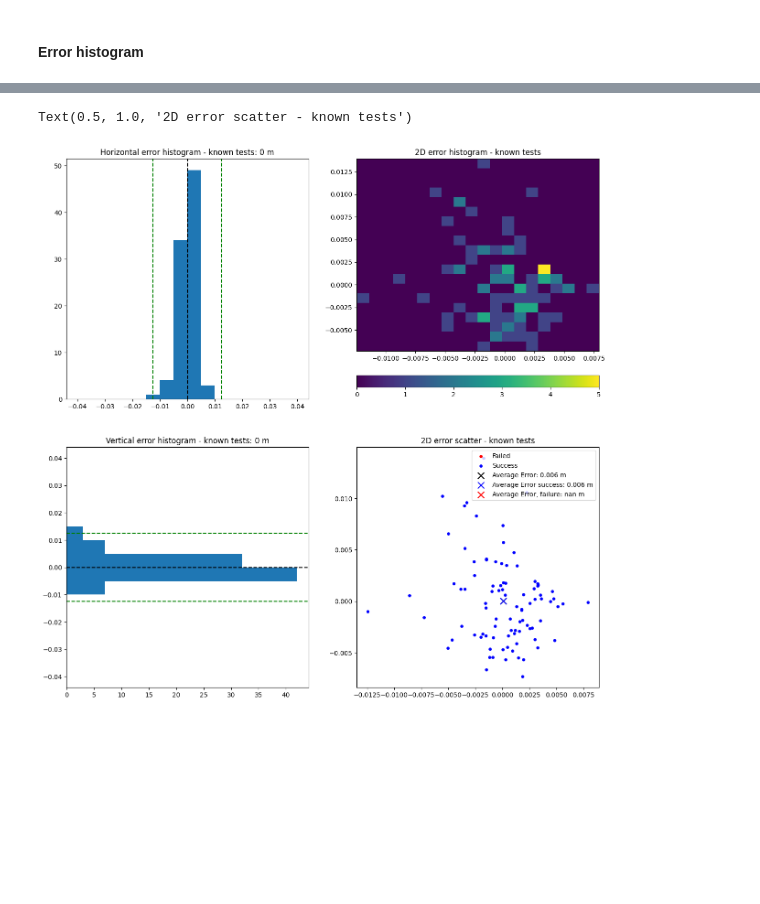
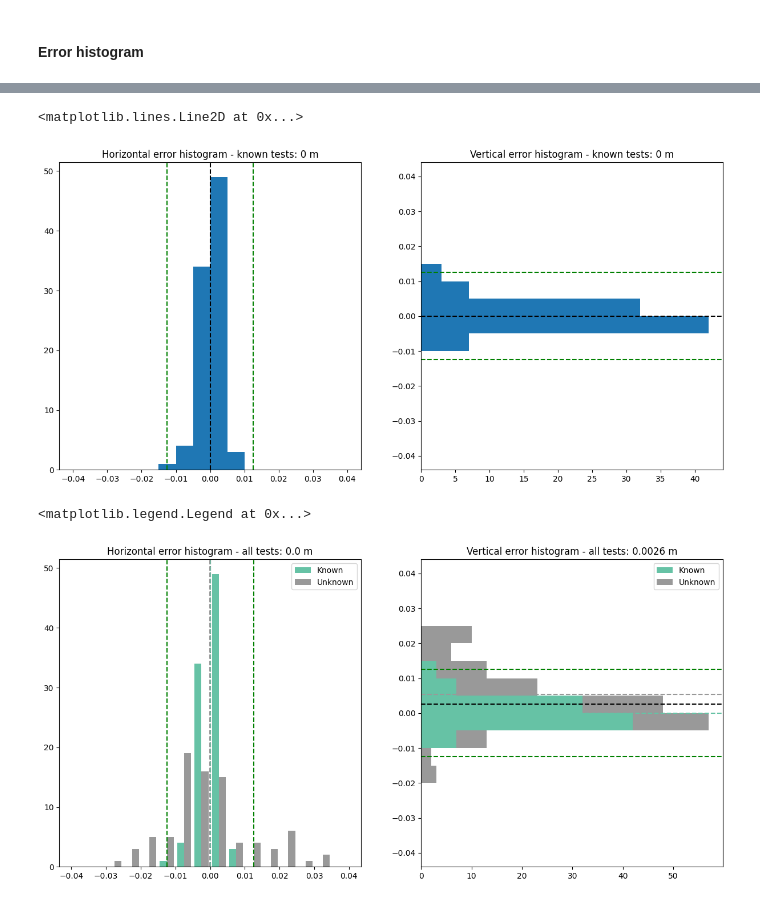
Before and after one commit to nicolas-duque/lerobot, a Jupyter notebook: lerobot/plots/eval_plots.ipynb, the cells around one changed output, grey strips where cells are left out. Saved outputs shown, nothing was run; the diff lists cells and outputs as text; code cells hidden in the pictures; blank space fills up the shorter version.

```diff
--- a/lerobot/plots/eval_plots.ipynb
+++ b/lerobot/plots/eval_plots.ipynb
@@ -859,78 +784,42 @@ Text(0.5, 1.0, '2D error scatter - unknown tests')
 # %%
     ############KNOWN ERROR ANALYSIS############
 # Define bin width
 bins = np.arange(-0.04, 0.04+bin_width, bin_width)
 d_xy_known = d_xy[0::2,:,:]  # Select every second episode (known)
 d_xy_reshape = d_xy_known.transpose(0,2,1).reshape(-1, 3)
 succ_reshaped = success.reshape(-1, 7)
 selected_groups = succ_reshaped[0::2]
 succ_known = selected_groups.reshape(-1)
 
 avg_err_x_known = np.mean(d_xy_reshape[:, 1])
 avg_err_y_known = np.mean(d_xy_reshape[:, 0])
 avg_err_known = round(np.mean(np.linalg.norm(d_xy_reshape, axis=1)),3)
 
 avg_err_x_succ_known = np.mean(d_xy_reshape[succ_known == 1, 1])
 avg_err_y_succ_known = np.mean(d_xy_reshape[succ_known == 1, 0])
 avg_err_succ_known = round(np.mean(np.linalg.norm(d_xy_reshape[succ_known == 1], axis=1)),3)
 
 avg_err_x_failed_known = np.mean(d_xy_reshape[succ_known == 0, 1])
 avg_err_y_failed_known = np.mean(d_xy_reshape[succ_known == 0, 0])
 avg_err_failed_known = round(np.mean(np.linalg.norm(d_xy_reshape[succ_known == 0], axis=1)),3)
 
-fig7, axs7 = plt.subplots(2,2, figsize=(15, 15))
+fig7, axs7 = plt.subplots(1,2, figsize=(15, 7))
 
 
-axs7[0,0].hist(d_xy_known[:,1,:].flatten(), bins=bins)
-axs7[0,0].set_title("Horizontal error histogram - known tests: "+str(round(avg_err_x_known)) + " m")
-axs7[0,0].axvline(0.0125, color='green', linestyle='--')
-axs7[0,0].axvline(-0.0125, color='green', linestyle='--')
-axs7[0,0].axvline(avg_err_x_known, color='black', linestyle='--')
+axs7[0].hist(d_xy_known[:,1,:].flatten(), bins=bins)
+axs7[0].set_title("Horizontal error histogram - known tests: "+str(round(avg_err_x_known)) + " m")
+axs7[0].axvline(0.0125, color='green', linestyle='--')
+axs7[0].axvline(-0.0125, color='green', linestyle='--')
+axs7[0].axvline(avg_err_x_known, color='black', linestyle='--')
 
-axs7[1,0].hist(d_xy_known[:,0,:].flatten(), bins=bins, orientation='horizontal')
-axs7[1,0].set_title("Vertical error histogram - known tests: "+str(round(avg_err_y_known)) + " m")
-axs7[1,0].axhline(0.0125, color='green', linestyle='--')
-axs7[1,0].axhline(-0.0125, color='green', linestyle='--')
-axs7[1,0].axhline(avg_err_y_known, color='black', linestyle='--')
-
-h = axs7[0,1].hist2d(d_xy_known[:,1,:].flatten(), d_xy_known[:,0,:].flatten(), bins=20)
-axs7[0,1].set_title("2D error histogram - known tests")
-fig7.colorbar(h[3], ax=axs7[0,1], orientation='horizontal', fraction=0.1, pad=0.1)
-
-
-axs7[1,1].scatter(
-    d_xy_reshape[succ_known == 0, 1],
-    d_xy_reshape[succ_known == 0, 0],
-    s=15, color='red', label='Failed'
-)
-
-axs7[1,1].scatter(
-    d_xy_reshape[succ_known == 1, 1],
-    d_xy_reshape[succ_known == 1, 0],
-    s=15, color='blue', label='Success'
-)
-
-axs7[1,1].scatter(
-    avg_err_x_known, avg_err_y_known, marker='x',  # Average error point
-    s=100, color='black', label='Average Error: '+str(avg_err_known) + ' m'
-)
-
-axs7[1,1].scatter(
-    avg_err_x_succ_known, avg_err_y_succ_known, marker='x',  # Average error point
-    s=100, color='blue', label='Average Error success: '+str(avg_err_succ_known) + ' m'
-)
-
-axs7[1,1].scatter(
-    avg_err_x_failed_known, avg_err_y_failed_known, marker='x',  # Average error point
-    s=100, color='red', label='Average Error, failure: '+str(avg_err_failed_known) + ' m'
-)
-
-
-axs7[1,1].legend(loc='best')
-axs7[1,1].set_title("2D error scatter - known tests")
+axs7[1].hist(d_xy_known[:,0,:].flatten(), bins=bins, orientation='horizontal')
+axs7[1].set_title("Vertical error histogram - known tests: "+str(round(avg_err_y_known)) + " m")
+axs7[1].axhline(0.0125, color='green', linestyle='--')
+axs7[1].axhline(-0.0125, color='green', linestyle='--')
+axs7[1].axhline(avg_err_y_known, color='black', linestyle='--')
 # %% [output]
-Text(0.5, 1.0, '2D error scatter - known tests')
+<matplotlib.lines.Line2D at 0x...>
-[figure, old version]
+[figure, new version]
 # %%
  ##########GENERAL ERROR ANALYSIS Known VS Unknown##########
 bins = np.arange(-0.04, 0.04+bin_width, bin_width)
@@ -939,8 +828,8 @@ bins = np.arange(-0.04, 0.04+bin_width, bin_width)
 d_k_uk_x = [d_xy_known[:,1,:].flatten(), d_xy_unknown[:,1,:].flatten()]
 d_k_uk_y = [d_xy_known[:,0,:].flatten(), d_xy_unknown[:,0,:].flatten()]
 
-fig8, axs8 = plt.subplots(1,2, figsize=(15, 15))
-axs8[0].hist(d_k_uk_x, bins=bins, label=['Known', 'Unknown'], stacked=True, color=colors[6:8])
+fig8, axs8 = plt.subplots(1,2, figsize=(15, 7))
+axs8[0].hist(d_k_uk_x, bins=bins, label=['Known', 'Unknown'], stacked=False, color=colors[6:8])
 axs8[0].set_title("Horizontal error histogram - all tests: "+str(round(avg_err_x,4)) + " m")
 axs8[0].axvline(0.0125, color='green', linestyle='--')
 axs8[0].axvline(-0.0125, color='green', linestyle='--')
@@ -958,3 +847,6 @@ axs8[1].axhline(avg_err_y_unknown, color=colors[7], linestyle='--')
 
 axs8[0].legend(loc='upper right')
 axs8[1].legend(loc='upper right')
+# %% [output]
+<matplotlib.legend.Legend at 0x...>
+[figure, added]
```
Also changed, not shown: parts of 2 cells of this notebook.
